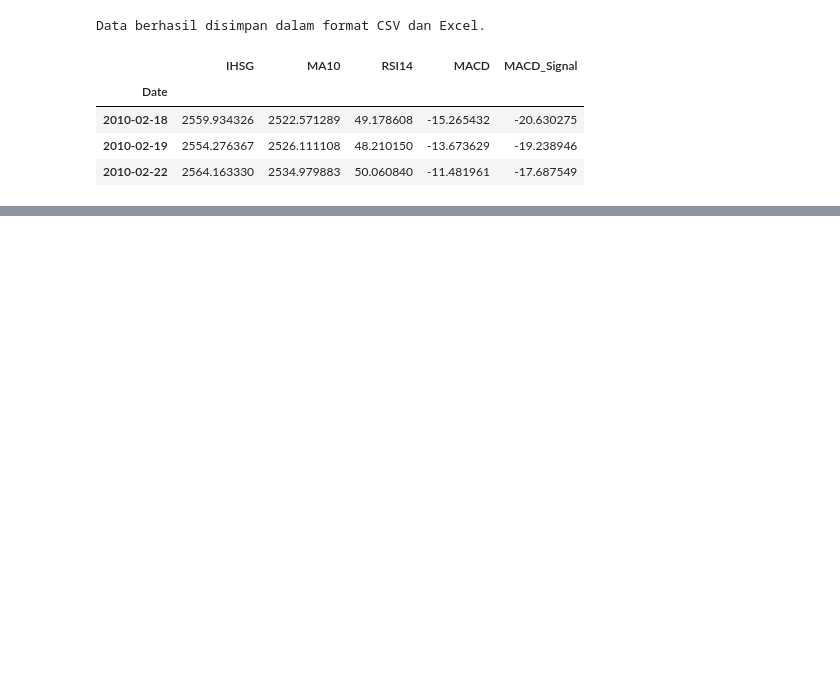
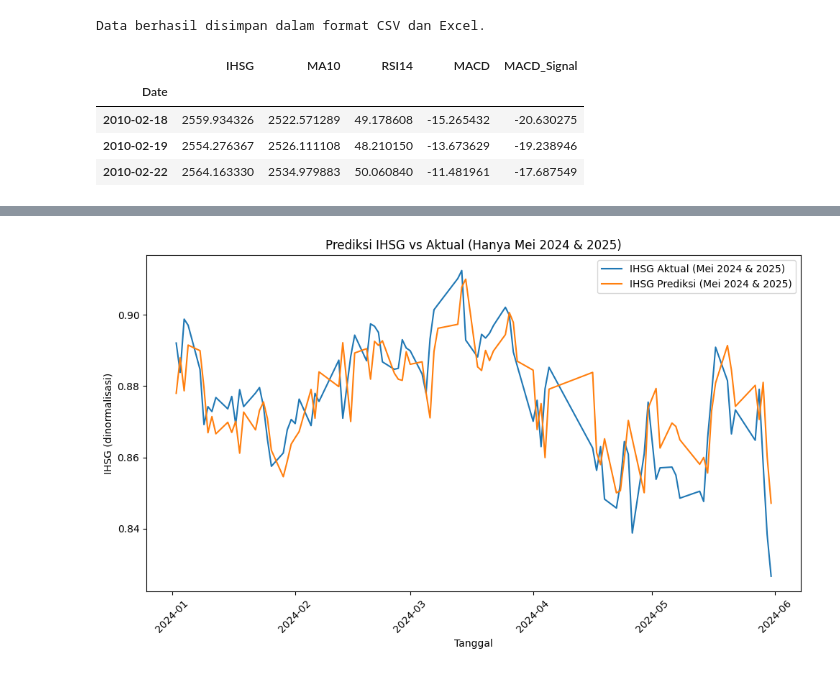
Before and after one commit to Rangga056/IEEE-Paper, a Jupyter notebook: main.ipynb, the cells around one changed output, grey strips where cells are left out. Saved outputs shown, nothing was run; the diff lists cells and outputs as text; code cells hidden in the pictures; blank space fills up the shorter version.

```diff
--- a/main.ipynb
+++ b/main.ipynb
@@ -338,0 +442,25 @@ Test SMAPE: 2.00%
+# %%
+# Gabungkan ke dalam DataFrame agar mudah di‐slice per bulan
+df_test = pd.DataFrame({
+    'IHSG_Aktual':  y_test,
+    'IHSG_Prediksi': y_pred
+}, index=dates)
+df_test.index.name = 'Tanggal'
+
+# Ambil Mei 2024 dan Mei 2025
+df_may_2024 = df_test.loc['2024-01-01':'2024-05-31']
+df_may_2025 = df_test.loc['2025-05-01':'2025-05-31']
+df_selected = pd.concat([df_may_2024, df_may_2025]).sort_index()
+
+plt.figure(figsize=(10, 6))
+plt.plot(df_selected.index, df_selected['IHSG_Aktual'], label='IHSG Aktual (Mei 2024 & 2025)')
+plt.plot(df_selected.index, df_selected['IHSG_Prediksi'], label='IHSG Prediksi (Mei 2024 & 2025)')
+plt.xlabel('Tanggal')
+plt.ylabel('IHSG (dinormalisasi)')
+plt.title('Prediksi IHSG vs Aktual (Hanya Mei 2024 & 2025)')
+plt.legend()
+plt.xticks(rotation=45)
+plt.tight_layout()
+plt.show()
+# %% [output]
+[figure, added]
```
Also changed, not shown: parts of 10 cells of this notebook, 34 other files.
